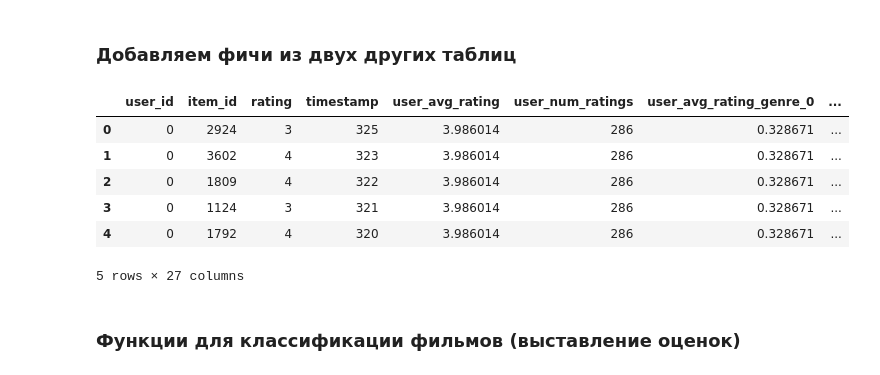
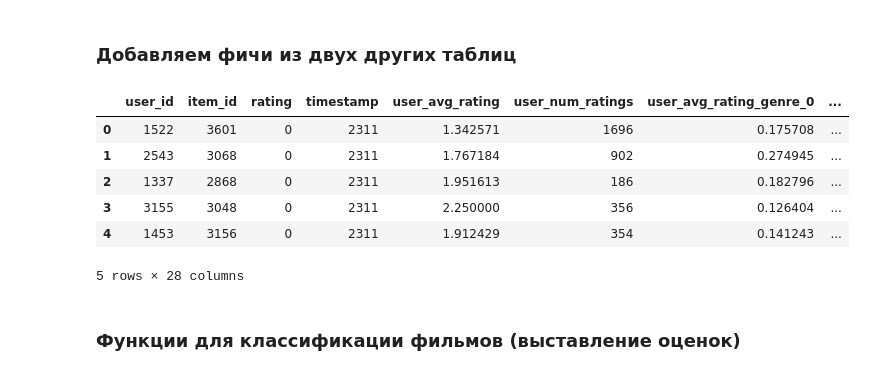
Before and after one commit to akzholba/RecSysCompetition, a Jupyter notebook: draft_pipeline.ipynb, the cells around one changed output. Saved outputs shown, nothing was run; the diff lists cells and outputs as text; code cells hidden in the pictures.

```diff
--- a/draft_pipeline.ipynb
+++ b/draft_pipeline.ipynb
@@ -151,8 +151,19 @@ negative_samples_df
 | 888107 | 6039 | 1635 | 0 | 2311 |
 | 888108 | 6039 | 2680 | 0 | 2311 |
 888109 rows × 4 columns
+# %%
+def convert_object_to_int16(df):
+    for col in df.columns:
+        if df[col].dtype == 'object':
+            try:
+                df[col] = df[col].astype('int16')
+            except ValueError:
+                print(f"Column '{col}' cannot be converted to int16.")
+    return df
+
+converted_df = convert_object_to_int16(negative_samples_df)
 # %%
-combined_train_df = pd.concat([train_df, negative_samples_df], ignore_index=True)
+combined_train_df = pd.concat([train_df, converted_df], ignore_index=True)
 # перемешиваем датафрейм, чтобы негативные примеры не были все в конце датафрейма
 combined_train_df = combined_train_df.sample(frac=1, random_state=42).reset_index(drop=True)
 combined_train_df
@@ -175,23 +186,23 @@ combined_train_df
 # %%
 from feature_additions import *
 
-user_features_from_train = get_user_features_from_train(train_df, item_features_df)
-item_features_from_train = get_item_features_from_train(train_df, item_features_df)
+user_features_from_train = get_user_features_from_train(combined_train_df, item_features_df)
+item_features_from_train = get_item_features_from_train(combined_train_df, item_features_df)
 
-# Присоединение признаков к тестовому набору данных
-featured_train_df = join_features(train_df, user_features_from_train, item_features_from_train)
+# Присоединение признаков набору данных
+featured_train_df = join_features(combined_train_df, user_features_from_train, item_features_from_train)
 featured_test_df = join_features(test_df, user_features_from_train, item_features_from_train)
 
-# Итоговый тестовый датасет с признаками
+# Итоговый тренировочный датасет с признаками
 featured_train_df.head()
 # %% [output]
 |  | user_id | item_id | rating | timestamp | user_avg_rating | user_num_ratings | user_avg_rating_genre_0 | ... |
-| 0 | 0 | 2924 | 3 | 325 | 3.986014 | 286 | 0.328671 | ... |
-| 1 | 0 | 3602 | 4 | 323 | 3.986014 | 286 | 0.328671 | ... |
-| 2 | 0 | 1809 | 4 | 322 | 3.986014 | 286 | 0.328671 | ... |
-| 3 | 0 | 1124 | 3 | 321 | 3.986014 | 286 | 0.328671 | ... |
-| 4 | 0 | 1792 | 4 | 320 | 3.986014 | 286 | 0.328671 | ... |
+| 0 | 1522 | 3601 | 0 | 2311 | 1.342571 | 1696 | 0.175708 | ... |
+| 1 | 2543 | 3068 | 0 | 2311 | 1.767184 | 902 | 0.274945 | ... |
+| 2 | 1337 | 2868 | 0 | 2311 | 1.951613 | 186 | 0.182796 | ... |
+| 3 | 3155 | 3048 | 0 | 2311 | 2.250000 | 356 | 0.126404 | ... |
+| 4 | 1453 | 3156 | 0 | 2311 | 1.912429 | 354 | 0.141243 | ... |
-5 rows × 27 columns
+5 rows × 28 columns
 # %% [markdown]
 ### Функции для классификации фильмов (выставление оценок)
 # %%
```
Also changed, not shown: parts of 2 cells of this notebook, 1 other file.
